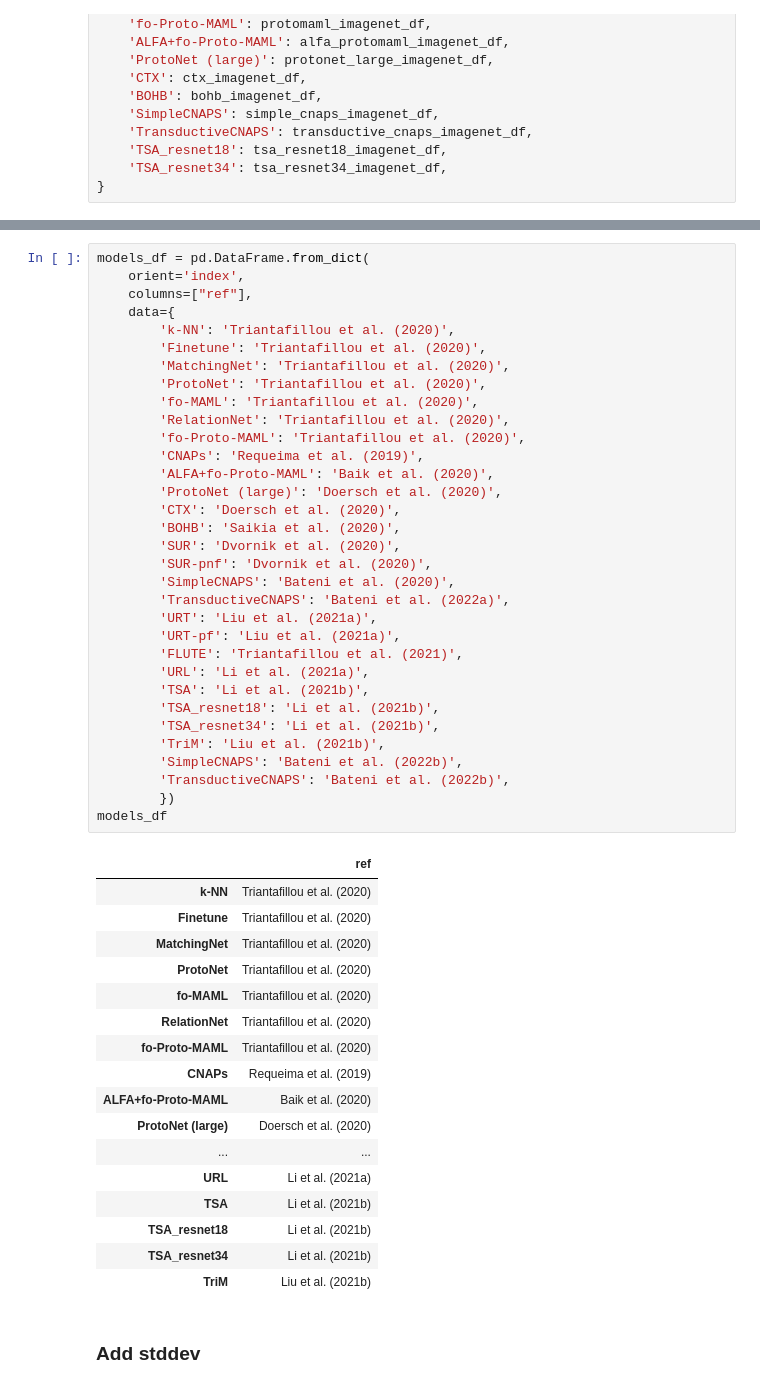
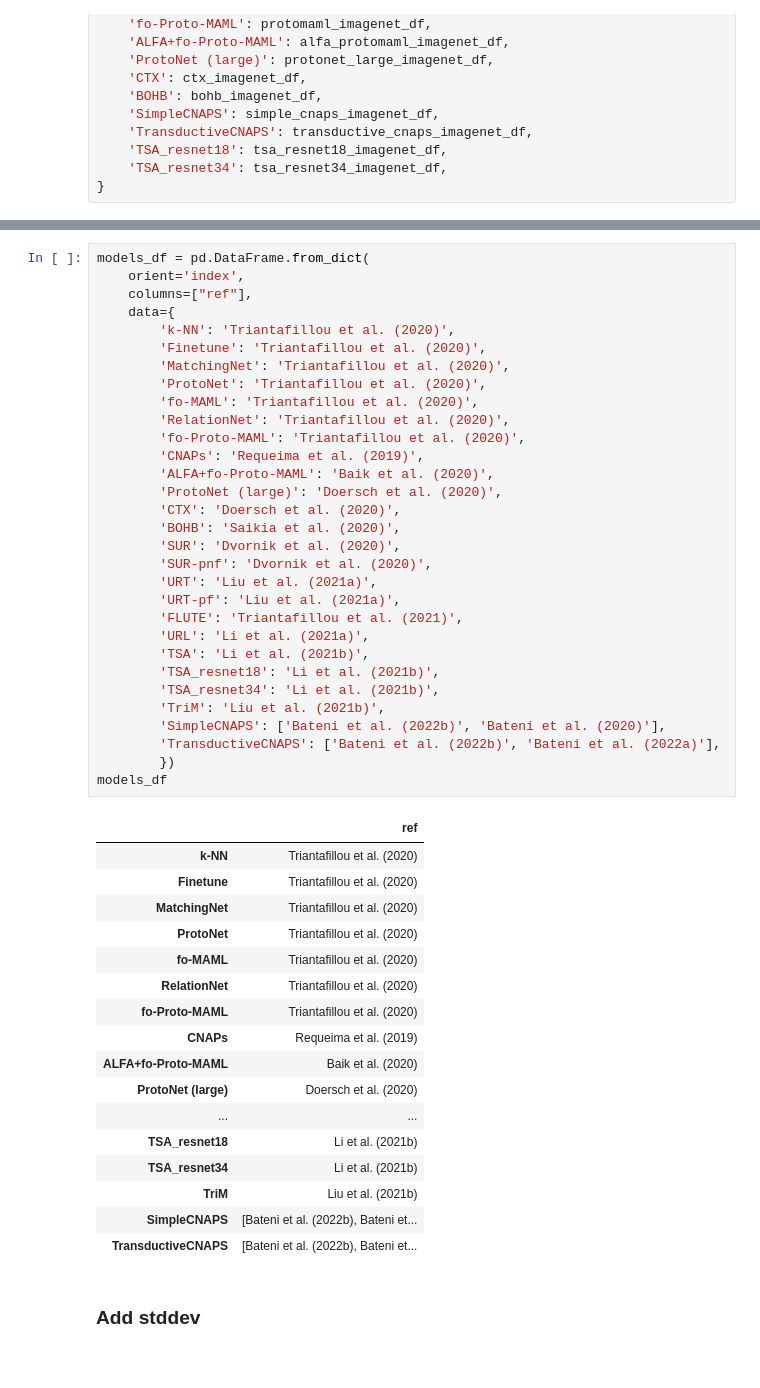
Before and after one commit to google-research/meta-dataset, a Jupyter notebook: Leaderboard.ipynb, the cells around one changed output, grey strips where cells are left out. Cells and saved outputs as stored; diff of their text form.

```diff
--- a/Leaderboard.ipynb
+++ b/Leaderboard.ipynb
@@ -1479,42 +1481,40 @@ models_df = pd.DataFrame.from_dict(
         'CNAPs': 'Requeima et al. (2019)',
         'ALFA+fo-Proto-MAML': 'Baik et al. (2020)',
         'ProtoNet (large)': 'Doersch et al. (2020)',
         'CTX': 'Doersch et al. (2020)',
         'BOHB': 'Saikia et al. (2020)',
         'SUR': 'Dvornik et al. (2020)',
         'SUR-pnf': 'Dvornik et al. (2020)',
-        'SimpleCNAPS': 'Bateni et al. (2020)',
-        'TransductiveCNAPS': 'Bateni et al. (2022a)',
         'URT': 'Liu et al. (2021a)',
         'URT-pf': 'Liu et al. (2021a)',
         'FLUTE': 'Triantafillou et al. (2021)',
         'URL': 'Li et al. (2021a)',
         'TSA': 'Li et al. (2021b)',
         'TSA_resnet18': 'Li et al. (2021b)',
         'TSA_resnet34': 'Li et al. (2021b)',
         'TriM': 'Liu et al. (2021b)',
-        'SimpleCNAPS': 'Bateni et al. (2022b)',
-        'TransductiveCNAPS': 'Bateni et al. (2022b)',
+        'SimpleCNAPS': ['Bateni et al. (2022b)', 'Bateni et al. (2020)'],
+        'TransductiveCNAPS': ['Bateni et al. (2022b)', 'Bateni et al. (2022a)'],
         })
 models_df
 # %% [output]
 |  | ref |
 | k-NN | Triantafillou et al. (2020) |
 | Finetune | Triantafillou et al. (2020) |
 | MatchingNet | Triantafillou et al. (2020) |
 | ProtoNet | Triantafillou et al. (2020) |
 | fo-MAML | Triantafillou et al. (2020) |
 | RelationNet | Triantafillou et al. (2020) |
 | fo-Proto-MAML | Triantafillou et al. (2020) |
 | CNAPs | Requeima et al. (2019) |
 | ALFA+fo-Proto-MAML | Baik et al. (2020) |
 | ProtoNet (large) | Doersch et al. (2020) |
 | ... | ... |
-| URL | Li et al. (2021a) |
-| TSA | Li et al. (2021b) |
 | TSA_resnet18 | Li et al. (2021b) |
 | TSA_resnet34 | Li et al. (2021b) |
 | TriM | Liu et al. (2021b) |
+| SimpleCNAPS | [Bateni et al. (2022b), Bateni et... |
+| TransductiveCNAPS | [Bateni et al. (2022b), Bateni et... |
 # %% [markdown]
 ### Add stddev
 # %%
```
Also changed, not shown: parts of 10 cells of this notebook.
